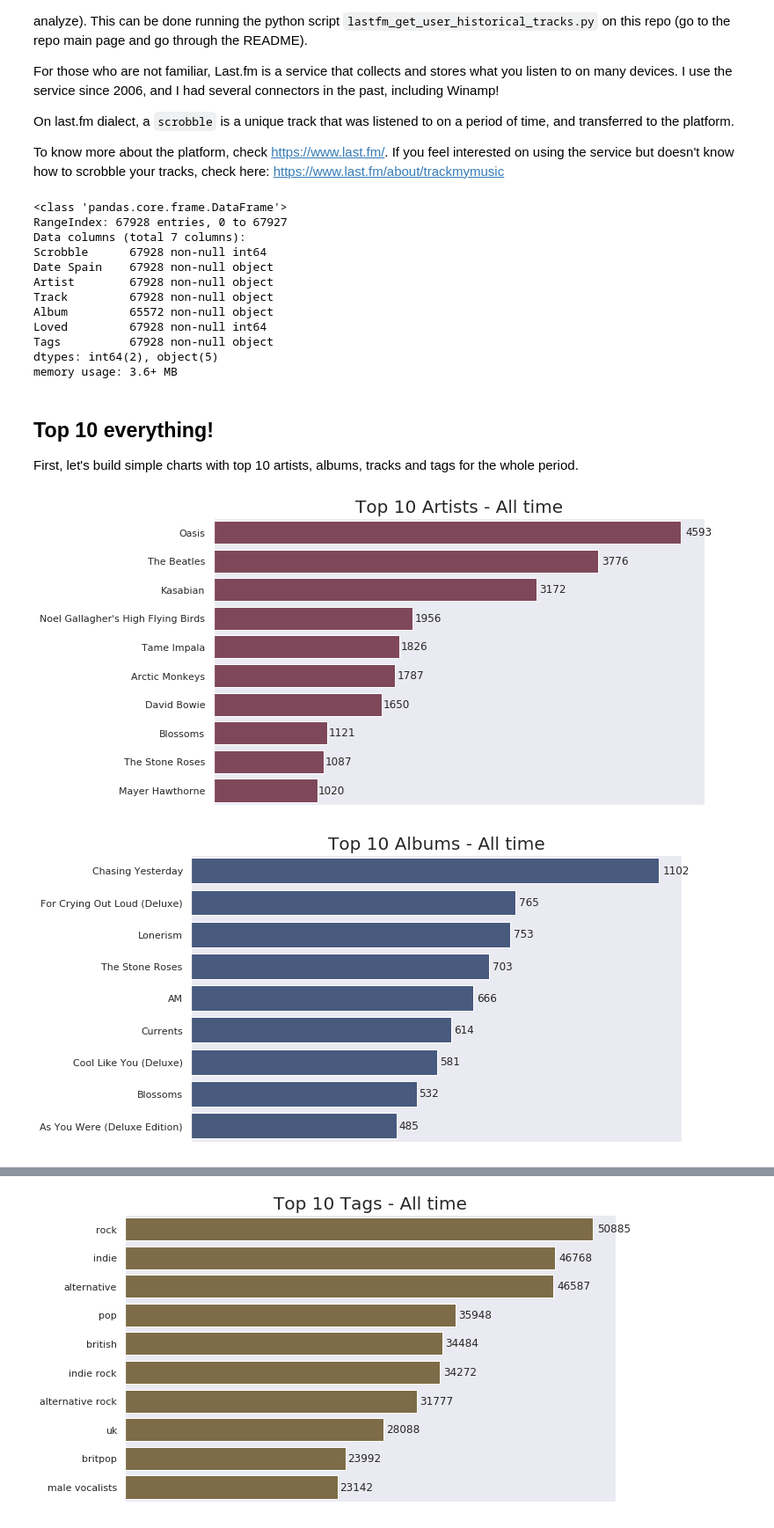
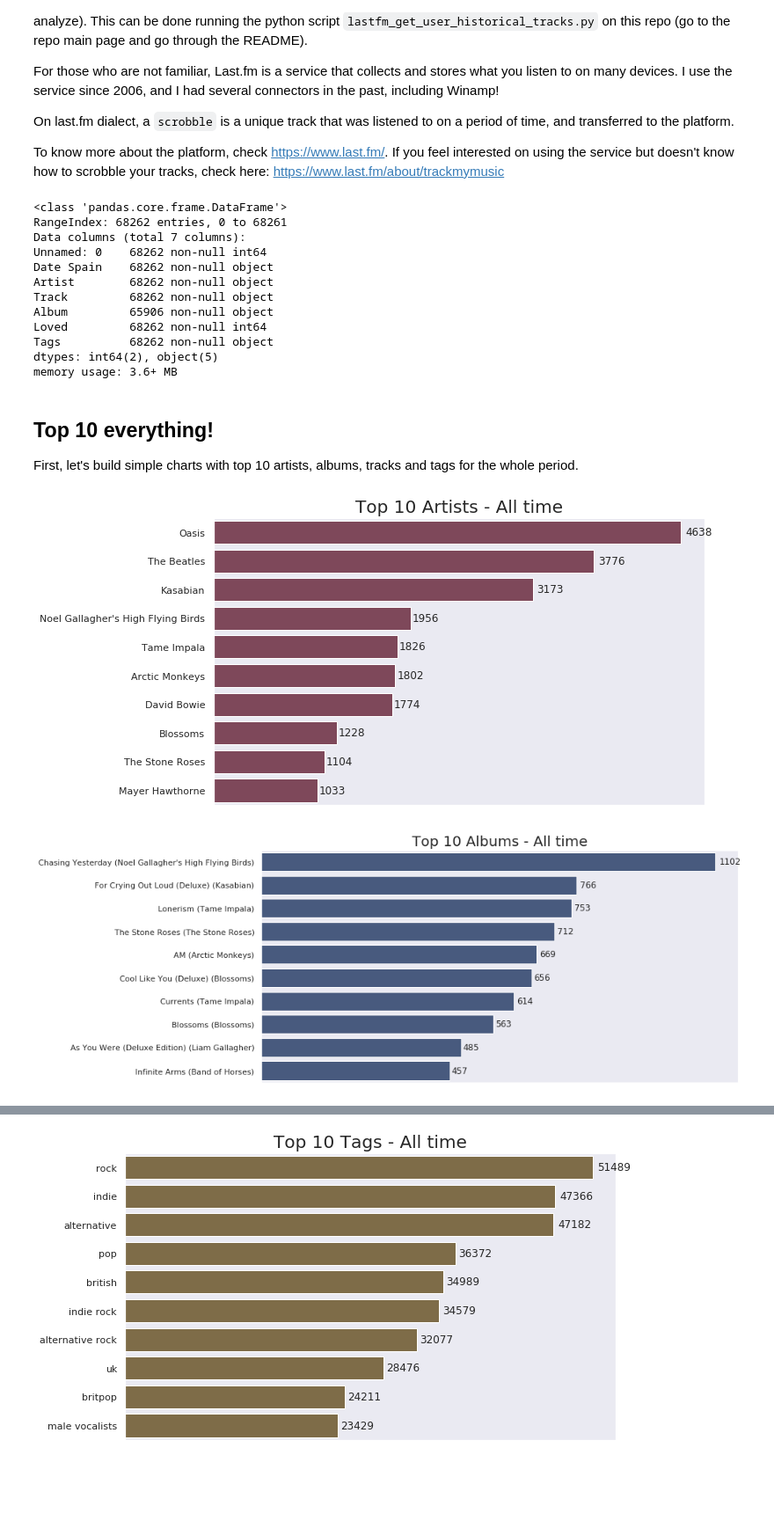
Before and after one commit to gomesfernanda/lastfm-reports, a Jupyter notebook: lastfm_analysis.ipynb, the cells around one changed output, grey strips where cells are left out. Shown at 88% size. Cells and saved outputs as stored; diff of their text form; code cells hidden in the pictures; blank space fills up the shorter version.

```diff
--- a/lastfm_analysis.ipynb
+++ b/lastfm_analysis.ipynb
@@ -17,31 +17,47 @@ import matplotlib.pyplot as plt
 from collections import Counter
 import seaborn as sns
 import datetime
-# %%
-directory = "export_fergomes_20190330"
-file = "historical_tracks_fergomes_201903300241.csv"
-
-tracks_df = pd.read_csv(directory + "/" + file, sep=",")
-tracks_df.info()
-# %% [output]
-<class 'pandas.core.frame.DataFrame'>
-RangeIndex: 67928 entries, 0 to 67927
-Data columns (total 7 columns):
-Scrobble      67928 non-null int64
-Date Spain    67928 non-null object
-Artist        67928 non-null object
-Track         67928 non-null object
-Album         65572 non-null object
-Loved         67928 non-null int64
-Tags          67928 non-null object
-dtypes: int64(2), object(5)
-memory usage: 3.6+ MB
+# %%
+user = "fergomes"
+
+if user == "fergomes":
+    directory = "export_fergomes_20190414"
+    file = "historical_tracks_fergomes_201904140408.csv"
+
+elif user == "maiara":
+    directory = "export_MaiaraAmaral_20190414"
+    file = "historical_tracks_MaiaraAmaral_201904141517.csv"
+
+elif user == "neto":
+    directory = "export_koxa_20190414"
+    file = "historical_tracks_koxa_201904141337.csv"
+
+elif user == "deni":
+    directory = "export_bragushroom_20190414"
+    file = "historical_tracks_bragushroom_201904142107.csv"
+
+
+scrobbles_df = pd.read_csv(directory + "/" + file, sep=",")
+scrobbles_df.info()
+# %% [output]
+<class 'pandas.core.frame.DataFrame'>
+RangeIndex: 68262 entries, 0 to 68261
+Data columns (total 7 columns):
+Unnamed: 0    68262 non-null int64
+Date Spain    68262 non-null object
+Artist        68262 non-null object
+Track         68262 non-null object
+Album         65906 non-null object
+Loved         68262 non-null int64
+Tags          68262 non-null object
+dtypes: int64(2), object(5)
+memory usage: 3.6+ MB
 # %% [markdown]
 ## Top 10 everything!
 
 First, let's build simple charts with top 10 artists, albums, tracks and tags for the whole period.
 # %%
-top_artists = Counter(tracks_df['Artist'])
+top_artists = Counter(scrobbles_df['Artist'])
 top_100_artists = top_artists.most_common(100)
 
 x_artists = [item[0] for item in top_100_artists]
@@ -57,23 +73,32 @@ for p in artists_plot.patches:
     artists_plot.text(p.get_width() * 1.01, p.get_y() + p.get_height()/2.,'%d' % int(p.get_width()),
             fontsize=12, ha='left', va='center')
 
-    top_albums = Counter(tracks_df['Album'])
+    top_albums = Counter(scrobbles_df['Album'])
 # %% [output]
-[figure, old version]
+[figure, new version]
 # %%
-top_albums = Counter(tracks_df['Album'])
+top_albums = Counter(scrobbles_df['Album'])
 top_100_albums = top_albums.most_common(100)
 
 x_albums = [item[0] for item in top_100_albums]
 y_albums = [item[1] for item in top_100_albums]
 
-plt.subplots(figsize=(10, 6))
-albums_plot = sns.barplot(y_albums[:10], x_albums[:10], color="#3f5787")
+x_albums_with_artist = []
+for i in range(len(x_albums)):
+    try:
+        album = x_albums[i]
+        artist = scrobbles_df[scrobbles_df.Album == album]['Artist'].mode()[0]
+        album_artist = album + " (" + artist + ")"
+        x_albums_with_artist.append(album_artist)
+    except: x_albums_with_artist.append("nan")
+
+plt.subplots(figsize=(12, 6))
+albums_plot = sns.barplot(y_albums[1:11], x_albums_with_artist[1:11], color="#3f5787")
 albums_plot.axes.get_xaxis().set_visible(False)
 albums_plot.set_title('Top 10 Albums - All time', fontsize=20)
 for p in albums_plot.patches:
     albums_plot.text(p.get_width() * 1.01, p.get_y() + p.get_height()/2.,'%d' % int(p.get_width()),
             fontsize=12, ha='left', va='center')
 # %% [output]
-[figure, old version]
+[figure, new version]
 # %%
```
Also changed, not shown: parts of 24 cells of this notebook.
